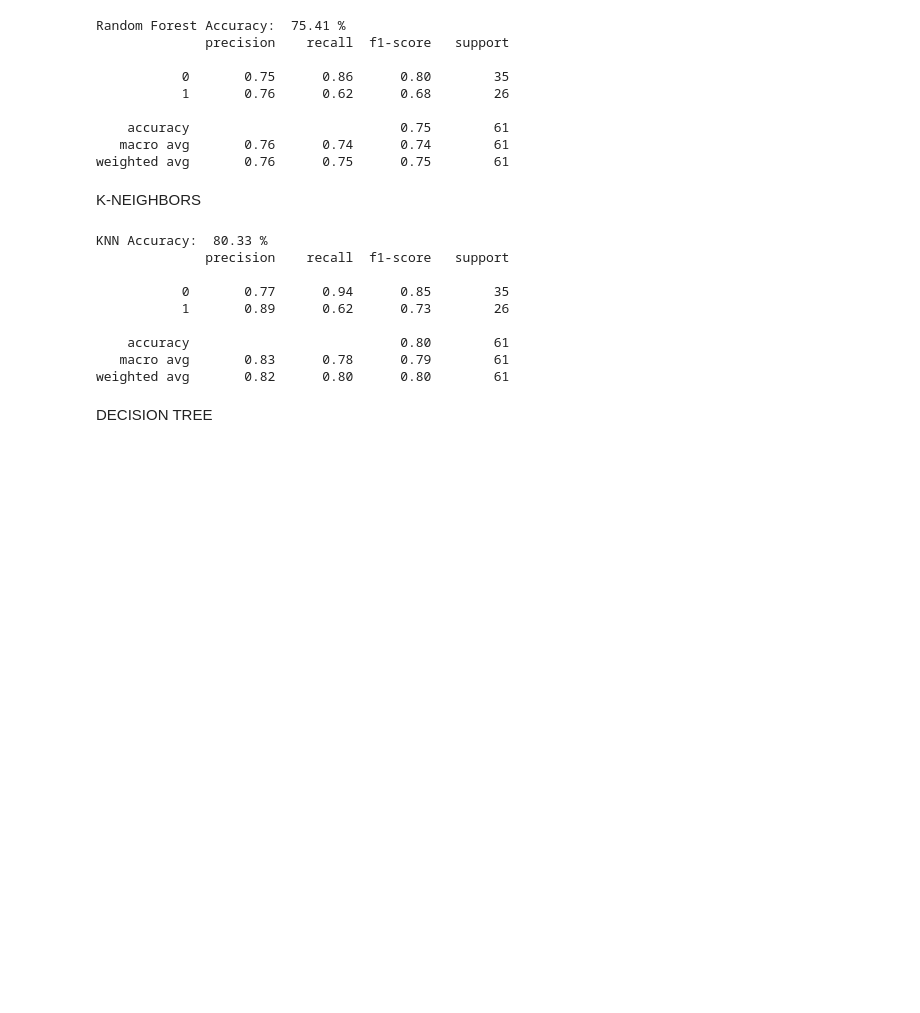
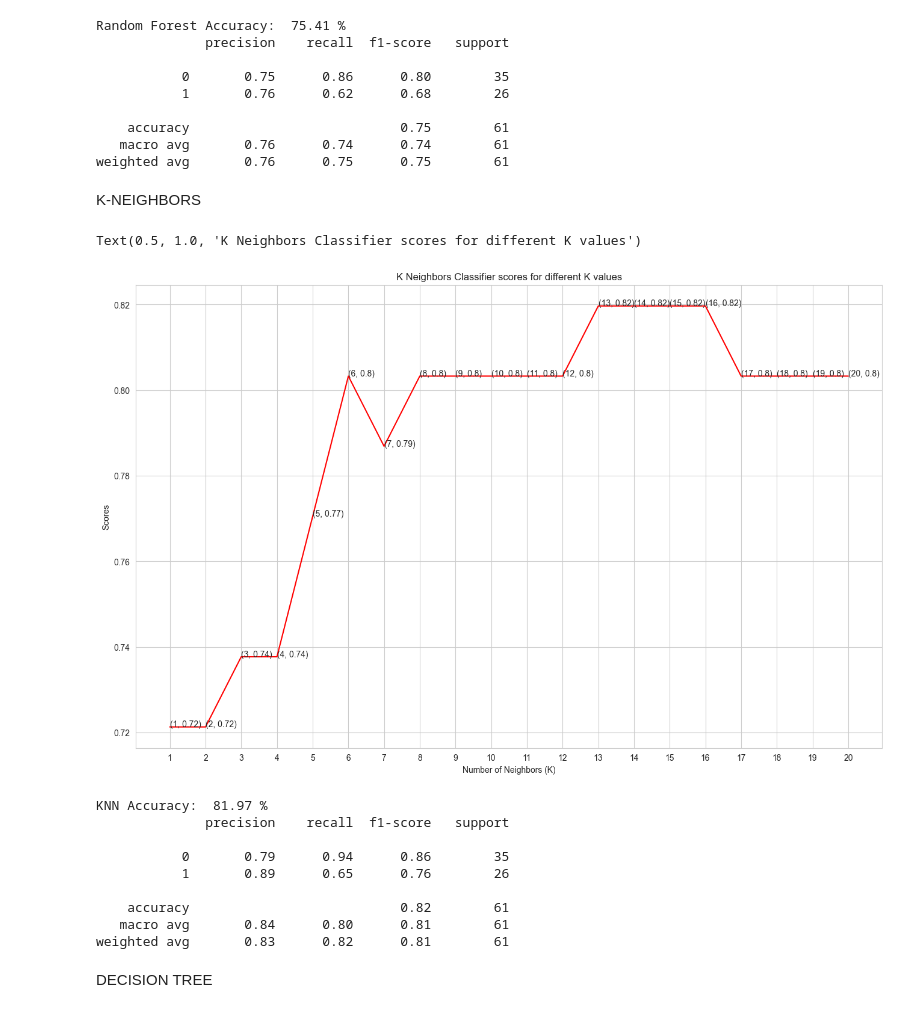
Before and after one commit to unicornizme2911/heart-disease, a Jupyter notebook: index.ipynb, the cells around one changed output. Saved outputs shown, nothing was run; the diff lists cells and outputs as text; code cells hidden in the pictures; blank space fills up the shorter version.

```diff
--- a/index.ipynb
+++ b/index.ipynb
@@ -363,23 +383,42 @@ Random Forest Accuracy:  75.41 %
 weighted avg       0.76      0.75      0.75        61
 # %% [markdown]
 K-NEIGHBORS
+# %%
+knn_scores = []
+for i in range(1,21):
+    knn = KNeighborsClassifier(n_neighbors=i)
+    knn.fit(X_train, y_train)
+    knn_pred = knn.predict(X_test)
+    knn_acc = accuracy_score(y_test, knn_pred)
+    knn_scores.append(knn_acc)
+plt.figure(figsize=(16,10))
+plt.plot([k for k in range(1, 21)], knn_scores, color = 'red')
+for i in range(1,21):
+    plt.text(i, knn_scores[i-1], (i, round(knn_scores[i-1],2)))
+plt.xticks([i for i in range(1, 21)])
+plt.xlabel('Number of Neighbors (K)')
+plt.ylabel('Scores')
+plt.title('K Neighbors Classifier scores for different K values')
+# %% [output]
+Text(0.5, 1.0, 'K Neighbors Classifier scores for different K values')
+[figure, added]
 # %%
-knn = KNeighborsClassifier(n_neighbors=10)
+knn = KNeighborsClassifier(n_neighbors=14)
 knn.fit(X_train, y_train)
 knn_pred = knn.predict(X_test)
 knn_acc = accuracy_score(y_test, knn_pred)
 print('KNN Accuracy: ', round(knn_acc * 100,2), '%')
 print(classification_report(y_test,knn_pred))
 # %% [output]
-KNN Accuracy:  80.33 %
+KNN Accuracy:  81.97 %
               precision    recall  f1-score   support
 
-           0       0.77      0.94      0.85        35
-           1       0.89      0.62      0.73        26
+           0       0.79      0.94      0.86        35
+           1       0.89      0.65      0.76        26
 
-    accuracy                           0.80        61
-   macro avg       0.83      0.78      0.79        61
-weighted avg       0.82      0.80      0.80        61
+    accuracy                           0.82        61
+   macro avg       0.84      0.80      0.81        61
+weighted avg       0.83      0.82      0.81        61
 # %% [markdown]
 DECISION TREE
 # %%
```
Also changed, not shown: parts of 10 cells of this notebook.
